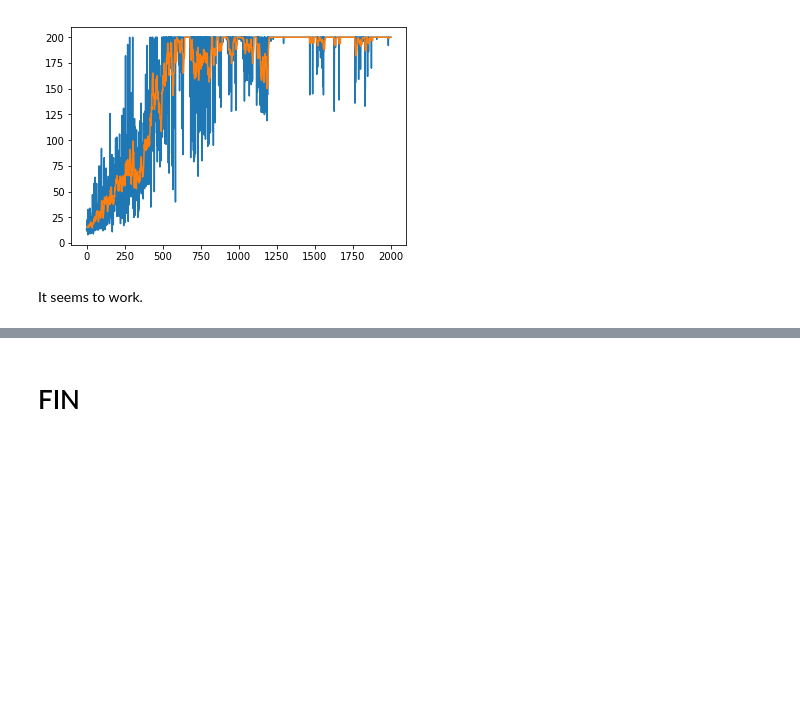
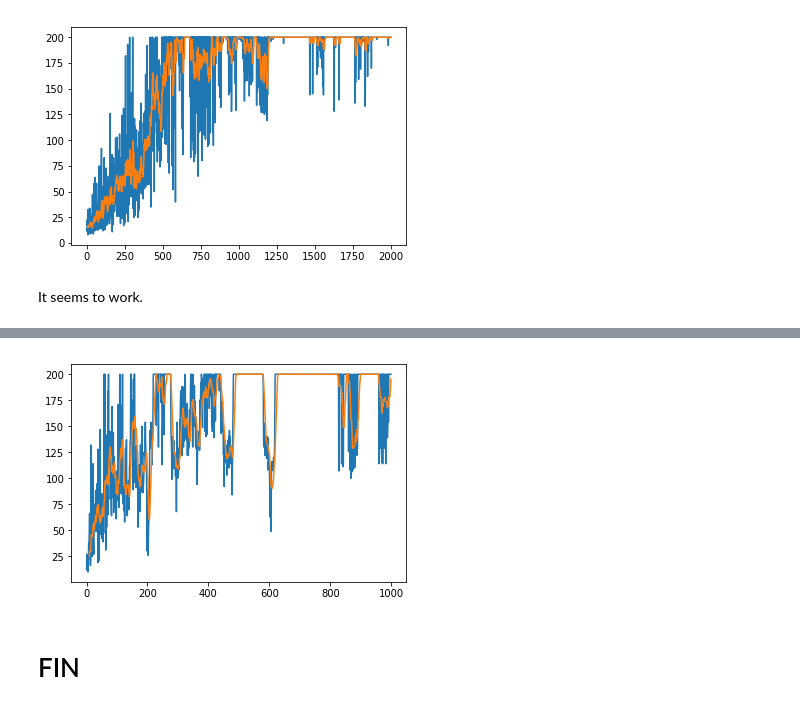
Before and after one commit to mr0re1/open_ai_gym_env, a Jupyter notebook: notebooks/cartpole_exercise.ipynb, the cells around one changed output, grey strips where cells are left out. Cells and saved outputs as stored; diff of their text form; code cells hidden in the pictures; blank space fills up the shorter version.

Commit message:
Add tf non-linear policy

```diff
--- a/notebooks/cartpole_exercise.ipynb
+++ b/notebooks/cartpole_exercise.ipynb
@@ -332,3 +334,86 @@ It seems to work.
+# %%
+import tensorflow as tf
+
+def fully_connected(inp, ouptut_size, activation='relu'):
+    """Auxiliary function. Creates a fully connected layer."""
+    inp_size = inp.get_shape().as_list()[-1]
+    w = tf.Variable(tf.random_normal([inp_size, ouptut_size], stddev=0.35), name='W')
+    tf.summary.histogram('W', w)
+    b = tf.Variable(tf.zeros([ouptut_size]), name='b')
+    tf.summary.histogram('b', b)
+    res = tf.matmul(inp, w) + b
+    if activation == 'relu':
+        return tf.nn.relu(res)
+    assert activation is None
+    return res
+
+def choose_one(A, index, name="choose_one"):
+    """Auxiliary function. Returns vector C, where C[i] = A[i, index[i]]"""
+    rows,cols = tf.shape(A)[0], tf.shape(A)[1]
+    flat_indx = tf.range(0, rows) * cols + index
+    return tf.gather(tf.reshape(A, [-1]), flat_indx)
+
+class Actor:
+    def __init__(self, n_obs=None, n_act=None, n_hidden=None, alpha=None):
+        self.observations = tf.placeholder(tf.float32, shape=[None, n_obs])
+
+        fc1 = fully_connected(self.observations, n_hidden, activation='relu')
+        fc2 = fully_connected(fc1, n_act, activation=None)
+        # Probabilities of actions
+        probabilities = tf.nn.softmax(fc2)
+        log_p = tf.log(probabilities)
+        # Pick one action
+        self.sample = tf.squeeze(tf.multinomial(log_p, 1), axis=[-1])
+
+        # Training
+        self.taken_actions = tf.placeholder(tf.int32, shape=[None])
+        self.advantages = tf.placeholder(tf.float32, shape=[None])
+
+        taken_p = choose_one(log_p, self.taken_actions)
+        loss = -tf.reduce_sum(taken_p * self.advantages, name="loss")
+        self.train_step = tf.train.RMSPropOptimizer(learning_rate=alpha).minimize(loss)
+
+def run_tf_policy_gradient(env, num_episodes, n_hidden=None, alpha=None, gamma=None):
+    n_obs, n_act = np.product(env.observation_space.shape), env.action_space.n
+    episode_rewards = np.zeros([num_episodes])
+
+    tf.reset_default_graph()
+
+    with tf.Session() as sess:
+        actor = Actor(n_obs=n_obs, n_act=n_act, alpha=alpha, n_hidden=n_hidden)
+        sess.run(tf.global_variables_initializer())
+
+        for T in tqdm(range(num_episodes)):
+            # Use Monte-Carlo method to sample state-action values.
+            obs, done, history = env.reset(), False, []
+            while not done:
+                action = sess.run(actor.sample, feed_dict={actor.observations: [obs]})[0]
+                next_obs, reward, done, _ = env.step(action)
+                history.append((obs, action, reward))
+                obs = next_obs
+
+            observations = np.zeros([len(history), n_obs])
+            actions = np.zeros([len(history)])
+            values = np.zeros([len(history)])
+            G = 0
+            for i, (obs, action, reward) in enumerate(reversed(history)):
+                episode_rewards[T] += reward
+                G = G * gamma + reward
+                observations[i, :], actions[i], values[i] = obs, action, G
+
+            # Fit policy
+            sess.run(actor.train_step, feed_dict={
+                actor.observations: observations,
+                actor.taken_actions: actions,
+                actor.advantages: values })
+
+    return episode_rewards
+
+
+plot_value_and_running_avg(
+    run_tf_policy_gradient(env, n_hidden=32, num_episodes=1000, alpha=0.01, gamma=.99))
+# %% [output]
+[figure, added]
 # %% [markdown]
 
 
```
Also changed, not shown: parts of 1 cell of this notebook.
